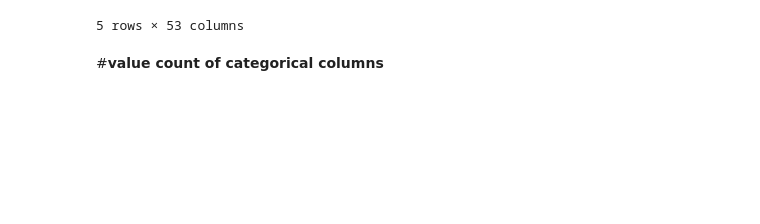
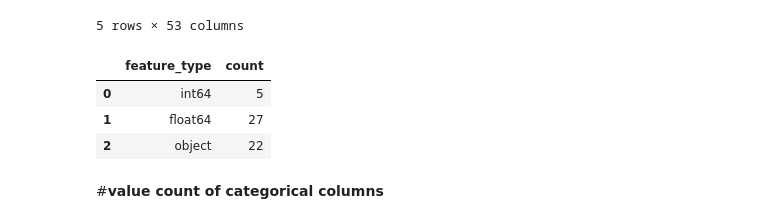
Before and after one commit to arfanrifqi/loan_prediction, a Jupyter notebook: final_project_VIX_ID_X_Partners_lending_loan_prediction(EDA).ipynb, the cells around one changed output. Saved outputs shown, nothing was run; the diff lists cells and outputs as text; code cells hidden in the pictures; blank space fills up the shorter version.

```diff
--- a/final_project_VIX_ID_X_Partners_lending_loan_prediction(EDA).ipynb
+++ b/final_project_VIX_ID_X_Partners_lending_loan_prediction(EDA).ipynb
@@ -135,6 +135,13 @@ df_load.head()
 | 3 | 10000 | 10000 | 10000.0 | 36 months | 339.31 | C | C1 | AIR RESOURCES BOARD | ... |
 | 4 | 3000 | 3000 | 3000.0 | 60 months | 67.79 | B | B5 | University Medical Group | ... |
 5 rows × 53 columns
+# %%
+df_load.dtypes.sort_values().to_frame('feature_type').groupby(by = 'feature_type').size().to_frame('count').reset_index()
+# %% [output]
+|  | feature_type | count |
+| 0 | int64 | 5 |
+| 1 | float64 | 27 |
+| 2 | object | 22 |
 # %% [markdown]
 #**value count of categorical columns**
 # %%
```
Also changed, not shown: parts of 1 cell of this notebook.
